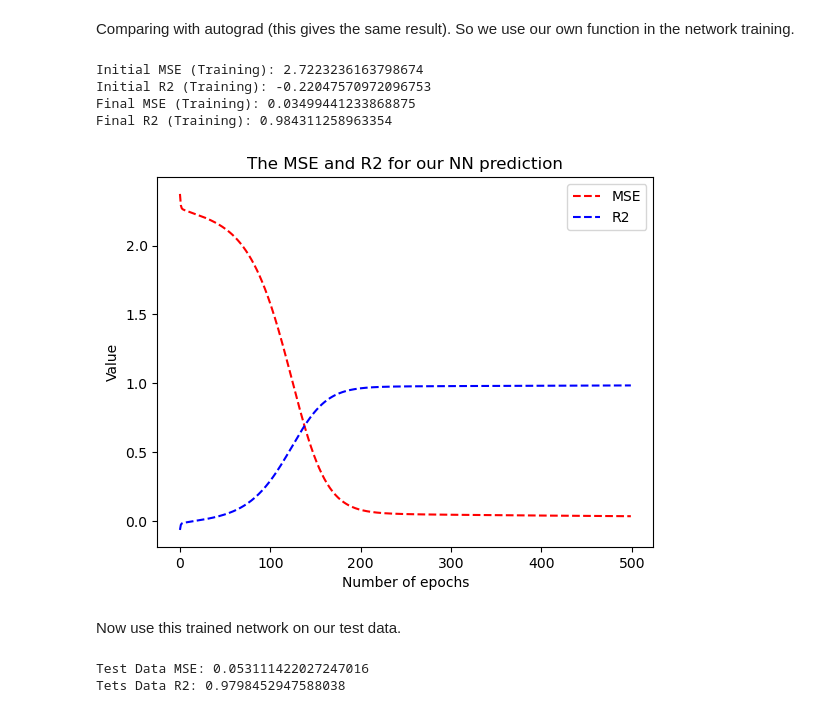
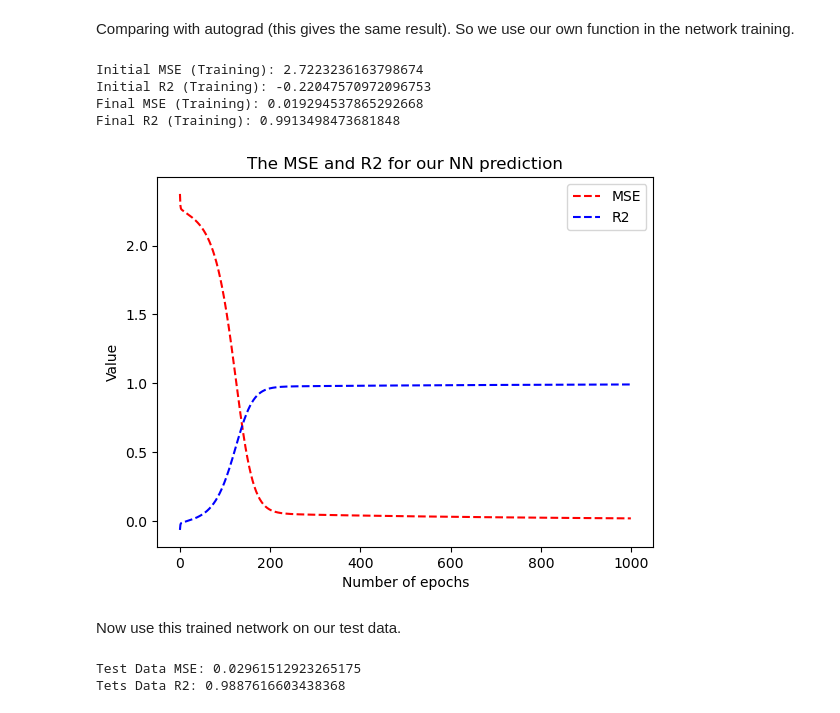
Before and after one commit to sphia-g/ML24UiO, a Jupyter notebook: Project2/Sourcecode/linear_regression.ipynb, the cells around one changed output. Drawn from its saved outputs; the diff is of its cells as text; code cells hidden in the pictures.

```diff
--- a/Project2/Sourcecode/linear_regression.ipynb
+++ b/Project2/Sourcecode/linear_regression.ipynb
@@ -192,7 +192,7 @@ Comparing with autograd (this gives the same result). So we use our own function
 # %%
 #FFNN
 learning_rate = 0.1
-epochs = 500
+epochs = 1000
 
 network_input_size = X_train.shape[1]
 layer_output_sizes = [3, 2, 1] #Last output must be same dimensionality as X (1)
@@ -204,36 +204,36 @@ layers = create_layers(network_input_size, layer_output_sizes)
 
 #Initial MSE and R2 (no training)
 initial_prediction = feed_forward(X_train.T, layers, activation_funcs)
 initial_mse = MSE(initial_prediction, target_train)
 initial_r2 = R2(initial_prediction, target_train)
 print("Initial MSE (Training):", initial_mse)
 print("Initial R2 (Training):", initial_r2)
 
 #Training
 layers, mse_values, r2_values = train_network(
     X_train.T, layers, activation_funcs, target_train, learning_rate, epochs)
 
 #Final MSE and R2 (after training)
 final_prediction = feed_forward(X_train.T, layers, activation_funcs)
 final_mse = MSE(final_prediction, target_train)
 final_r2 = R2(final_prediction, target_train)
 print("Final MSE (Training):", final_mse)
 print("Final R2 (Training):", final_r2)
 
 #Plot change in MSE and R2 during training
 plt.plot(range(epochs), mse_values, "r--", label="MSE")
 plt.plot(range(epochs), r2_values, "b--", label = "R2")
 plt.xlabel("Number of epochs")
 plt.ylabel("Value")
 plt.legend()
 plt.title("The MSE and R2 for our NN prediction")
 plt.show()
 # %% [output]
 Initial MSE (Training): 2.7223236163798674
 Initial R2 (Training): -0.22047570972096753
-Final MSE (Training): 0.03499441233868875
-Final R2 (Training): 0.984311258963354
+Final MSE (Training): 0.019294537865292668
+Final R2 (Training): 0.9913498473681848
-[figure, old version]
+[figure, new version]
 # %% [markdown]
 Now use this trained network on our test data.
 # %%
@@ -245,5 +245,5 @@ test_r2 = R2(test_prediction, target_test)
 print("Test Data MSE:", test_mse)
 print("Tets Data R2:", test_r2)
 # %% [output]
-Test Data MSE: 0.053111422027247016
-Tets Data R2: 0.9798452947588038
+Test Data MSE: 0.02961512923265175
+Tets Data R2: 0.9887616603438368
```
Also changed, not shown: 1 other file.
